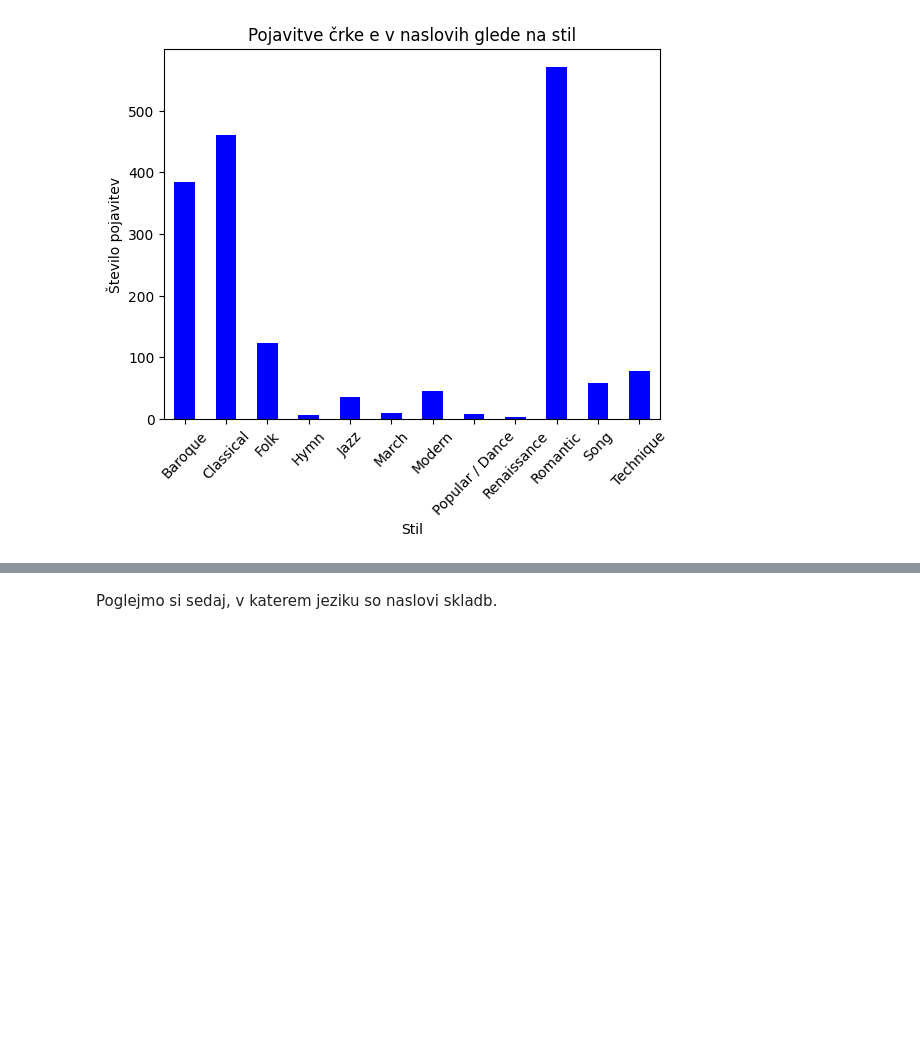
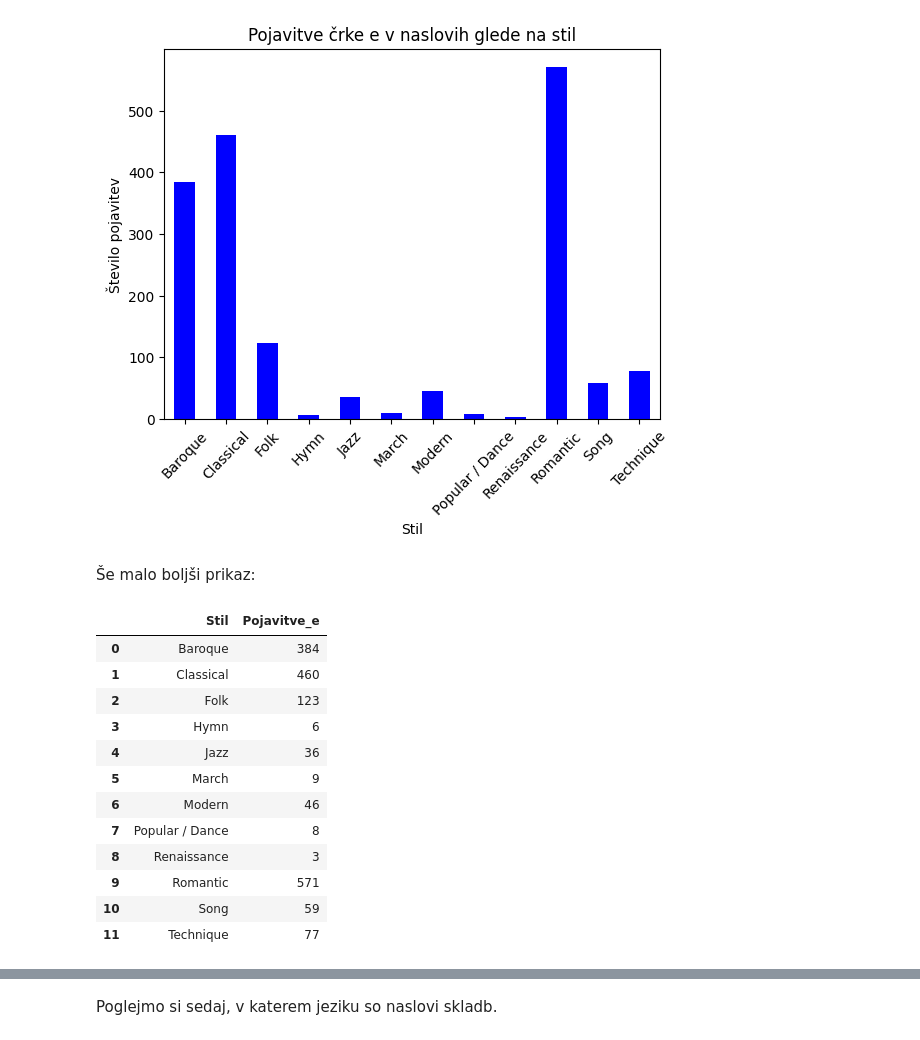
Before and after one commit to mm86903/UVP, a Jupyter notebook: analiza_podatkov.ipynb, the cells around one changed output, grey strips where cells are left out. Saved outputs shown, nothing was run; the diff lists cells and outputs as text; code cells hidden in the pictures; blank space fills up the shorter version.

```diff
--- a/analiza_podatkov.ipynb
+++ b/analiza_podatkov.ipynb
@@ -238,3 +237,25 @@ plt.xticks(rotation=46)
 plt.show()
 # %% [output]
 [figure]
+# %% [markdown]
+Še malo boljši prikaz:
+# %%
+frekvenca_stila_df = pd.DataFrame({
+    "Stil": frekvenca_stila.index,
+    "Pojavitve_e": frekvenca_stila.values
+})
+frekvenca_stila_df
+# %% [output]
+|  | Stil | Pojavitve_e |
+| 0 | Baroque | 384 |
+| 1 | Classical | 460 |
+| 2 | Folk | 123 |
+| 3 | Hymn | 6 |
+| 4 | Jazz | 36 |
+| 5 | March | 9 |
+| 6 | Modern | 46 |
+| 7 | Popular / Dance | 8 |
+| 8 | Renaissance | 3 |
+| 9 | Romantic | 571 |
+| 10 | Song | 59 |
+| 11 | Technique | 77 |
```
Also changed, not shown: parts of 6 cells of this notebook, 1 other file.
